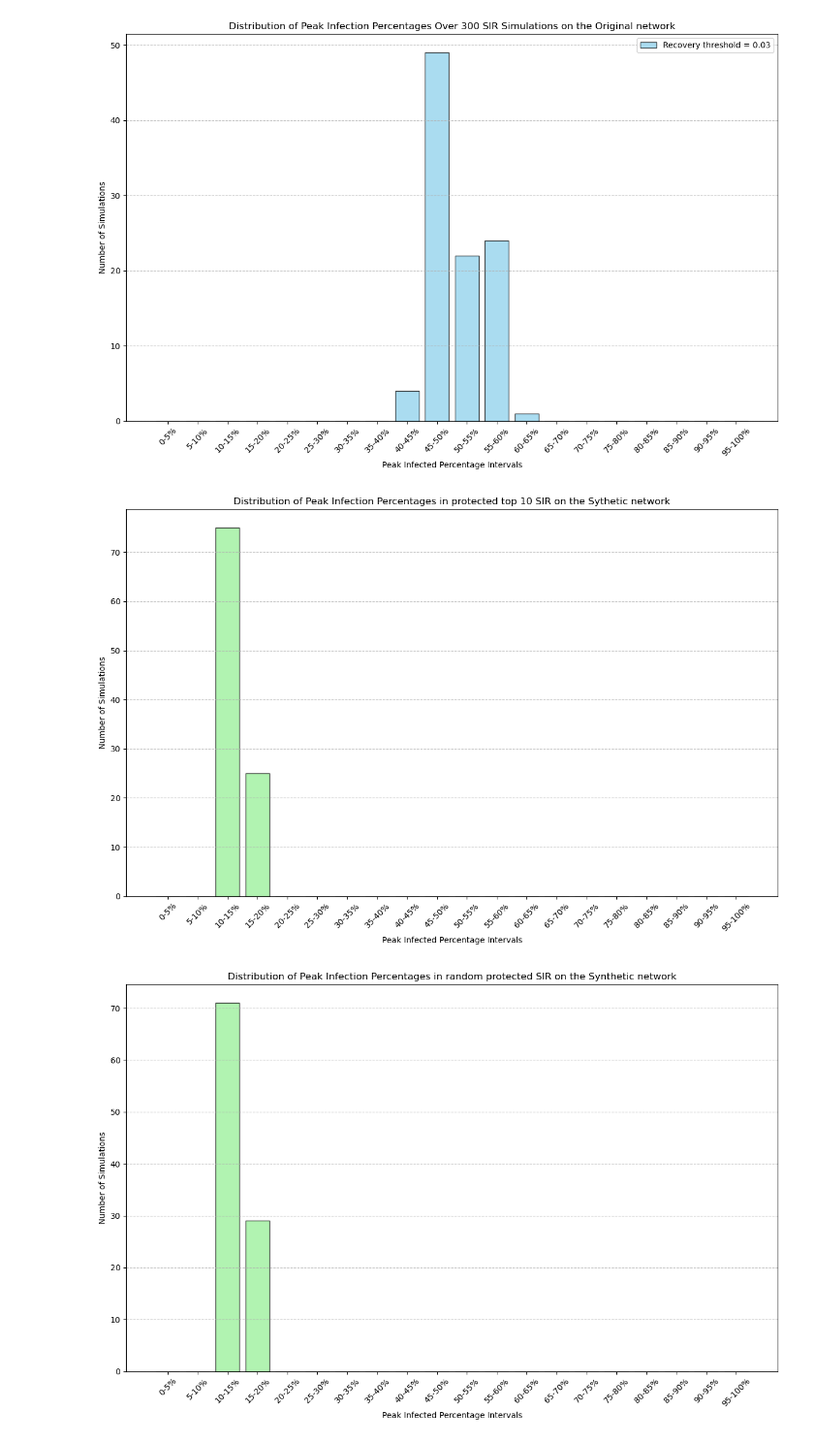
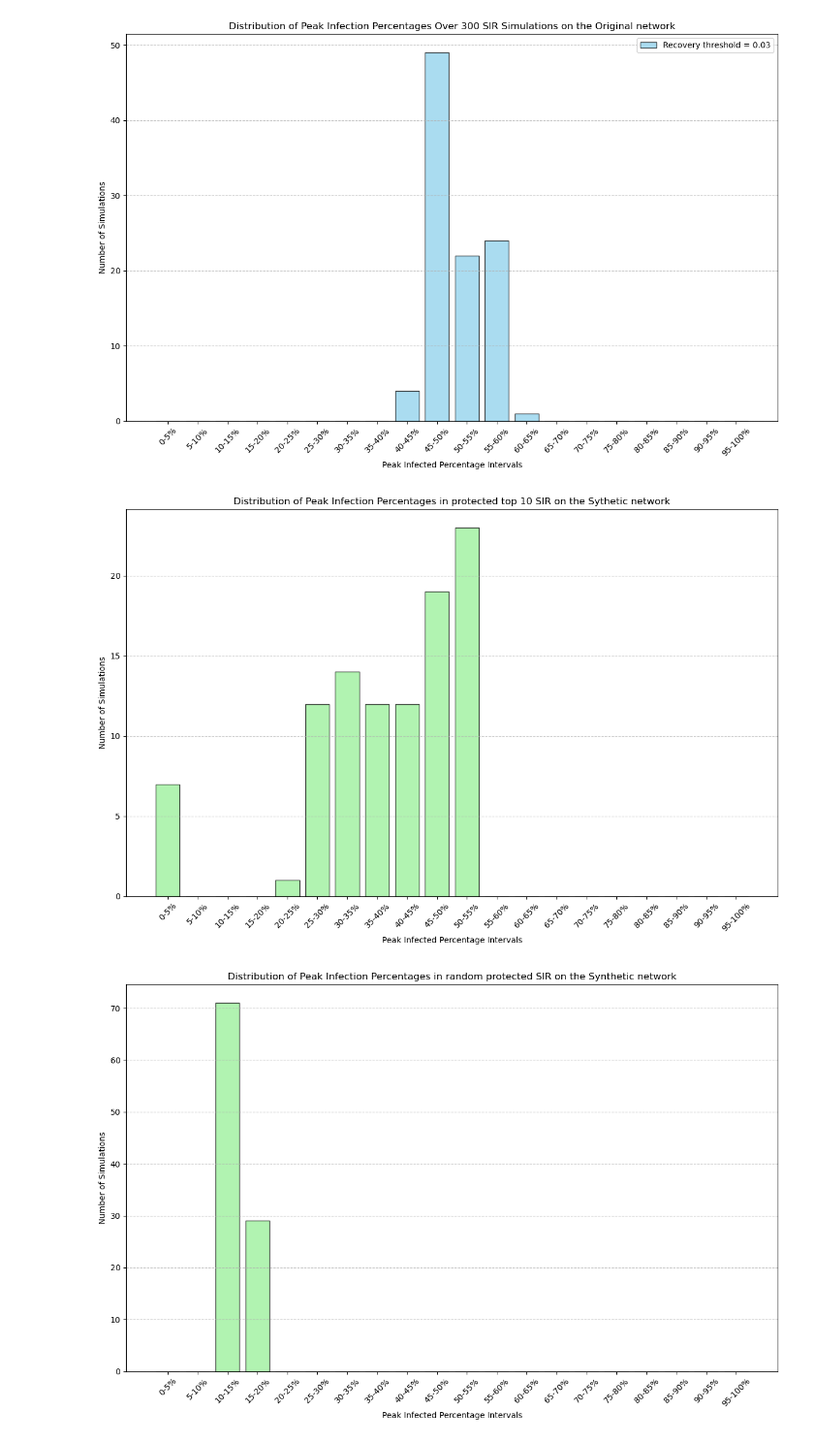
Before and after one commit to kfkfkflmej/NA_EU_emails_2024, a Jupyter notebook: histograms different thresholds.ipynb, the cells around one changed output. Shown at 97% size. Saved outputs shown, nothing was run; the diff lists cells and outputs as text; code cells hidden in the pictures.

```diff
--- a/histograms different thresholds.ipynb
+++ b/histograms different thresholds.ipynb
@@ -306,9 +306,9 @@ import pandas as pd
 import networkx as nx
 import matplotlib.pyplot as plt
 
-#file_path = 'data\data - fixed numbers.csv'  # Update with the actual path to your file 'data\data - fixed numbers.csv'
+file_path = 'data\data - fixed numbers.csv'  # Update with the actual path to your file 'data\data - fixed numbers.csv'
 
-file_path = 'data\\final_final_random_graph.csv'
+#file_path = 'data\\final_final_random_graph.csv'
 edge_df = pd.read_csv(file_path, delimiter=' ')
 G = nx.from_pandas_edgelist(edge_df, 'Source', 'Target')
 
@@ -391,36 +391,35 @@ for sim in range(num_simulations):
         # Break if no more infected
         if infected_counts[-1] == 0:
             break
-
     # Record peak infected fraction
     peak_infected_fraction = max(infected_counts) / n
     hist_data[recovery_threshold].append(peak_infected_fraction)
 
 # Combine histogram data
 plt.figure(figsize=(12, 8))
 for i, threshold in enumerate(recovery_thresholds):
     hist, bins = np.histogram(hist_data[threshold], bins=intervals)
     plt.bar(
         [f"{int(bins[j]*100)}-{int(bins[j+1]*100)}%" for j in range(len(bins) - 1)],
         hist,
         color=colors[i],
         edgecolor='black',
         alpha=0.7,
         label=f"Recovery threshold = {threshold}"
     )
 #print(hist_data)
 # Customize plot
 plt.xlabel("Peak Infected Percentage Intervals")
 plt.ylabel("Number of Simulations")
 plt.title("Distribution of Peak Infection Percentages in protected top 10 SIR on the Sythetic network")
 plt.xticks(rotation=45)
 #plt.legend()
 plt.grid(axis='y', linestyle='--', alpha=0.7)
 plt.tight_layout()
 #plt.savefig("fig_protected10_syth_histogram_100_sims.png")
 plt.show()
 # %% [output]
-[figure, old version]
+[figure, new version]
 # %%
 import numpy as np
 import pandas as pd
```
Also changed, not shown: parts of 2 cells of this notebook, 1 other file.
